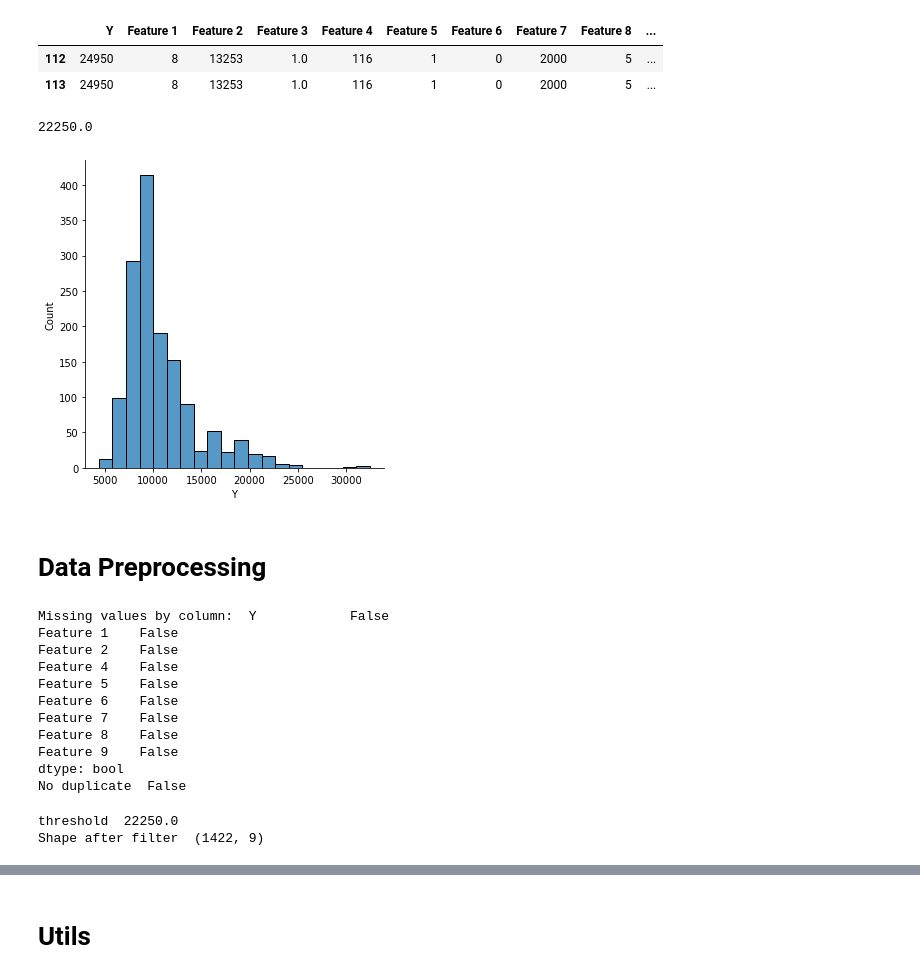
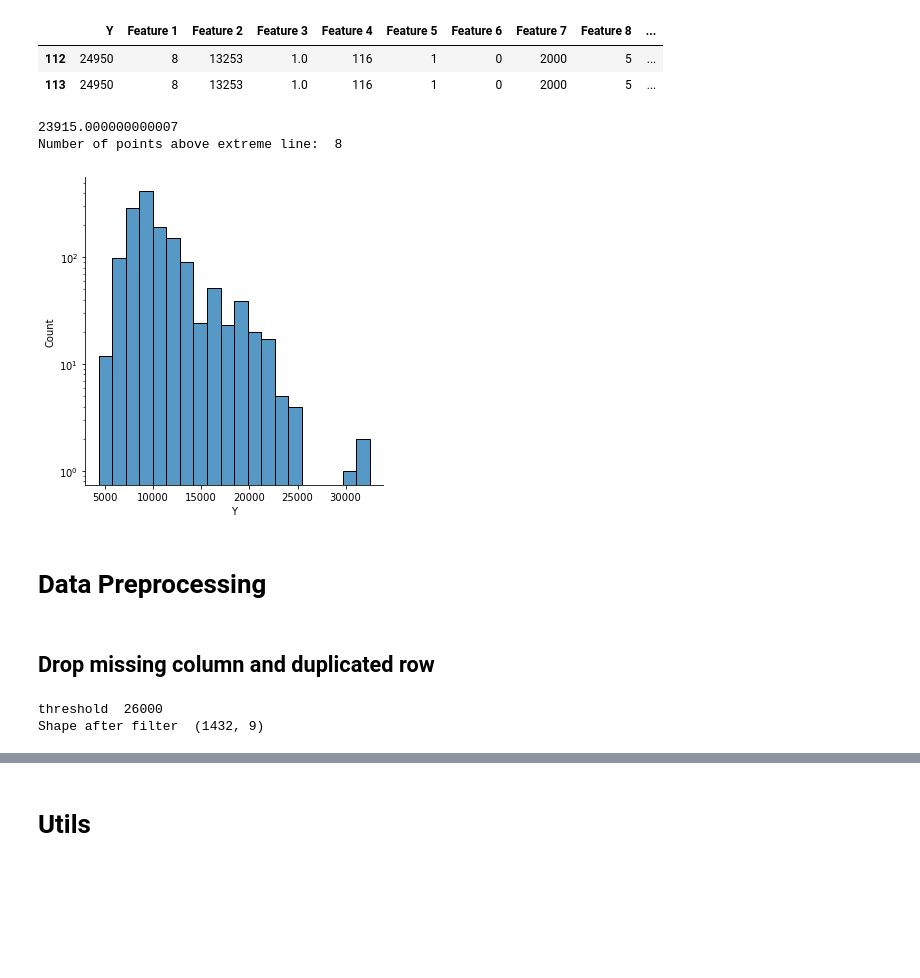
Before and after one commit to potus84/Inmeta, a Jupyter notebook: Modelling.ipynb, the cells around one changed output, grey strips where cells are left out. Cells and saved outputs as stored; diff of their text form; code cells hidden in the pictures; blank space fills up the shorter version.

```diff
--- a/Modelling.ipynb
+++ b/Modelling.ipynb
@@ -73,44 +73,35 @@ df[df.duplicated(keep=False)]
 | 113 | 24950 | 8 | 13253 | 1.0 | 116 | 1 | 0 | 2000 | 5 | ... |
 # %%
 sns.displot(df['Y'], bins=20)
-print(np.percentile(df['Y'], q=99))
+plt.yscale('log')
+threshold = np.percentile(df['Y'], q=99.5)
+print(threshold)
+print('Number of points above extreme line: ', len(df[df['Y'] > threshold]))
 # %% [output]
-22250.0
+23915.000000000007
+Number of points above extreme line:  8
-[figure, old version]
+[figure, new version]
 # %%
 # # Pandas profiling
 # profile = ProfileReport(df)
 # profile
 # %% [markdown]
 # Data Preprocessing
+# %% [markdown]
+## Drop missing column and duplicated row
 # %%
 # Drop column feature 3
 df_clean = df.drop('Feature 3', axis=1)
 # Drop duplicates
 df_clean = df_clean.drop_duplicates(keep='first')
-# %%
-print('Missing values by column: ', df_clean.isnull().any())
-print('No duplicate ', df_clean.duplicated().any())
-# %% [output]
-Missing values by column:  Y            False
-Feature 1    False
-Feature 2    False
-Feature 4    False
-Feature 5    False
-Feature 6    False
-Feature 7    False
-Feature 8    False
-Feature 9    False
-dtype: bool
-No duplicate  False
 # %%
-threshold = np.percentile(df_clean['Y'], q=99)
-
+# Filter outliers using 99 percentile
+# threshold = np.percentile(df_clean['Y'], q=99.9)
 # threshold = np.mean(df_clean['Y']) + np.std(df_clean['Y'])
-# threshold = 30000
+threshold = 26000
 print('threshold ', threshold)
 df_clean = df_clean[df_clean['Y'] <= threshold]
 print('Shape after filter ', df_clean.shape)
 # %% [output]
-threshold  22250.0
-Shape after filter  (1422, 9)
+threshold  26000
+Shape after filter  (1432, 9)
```
Also changed, not shown: parts of 30 cells of this notebook, 1 other file.
